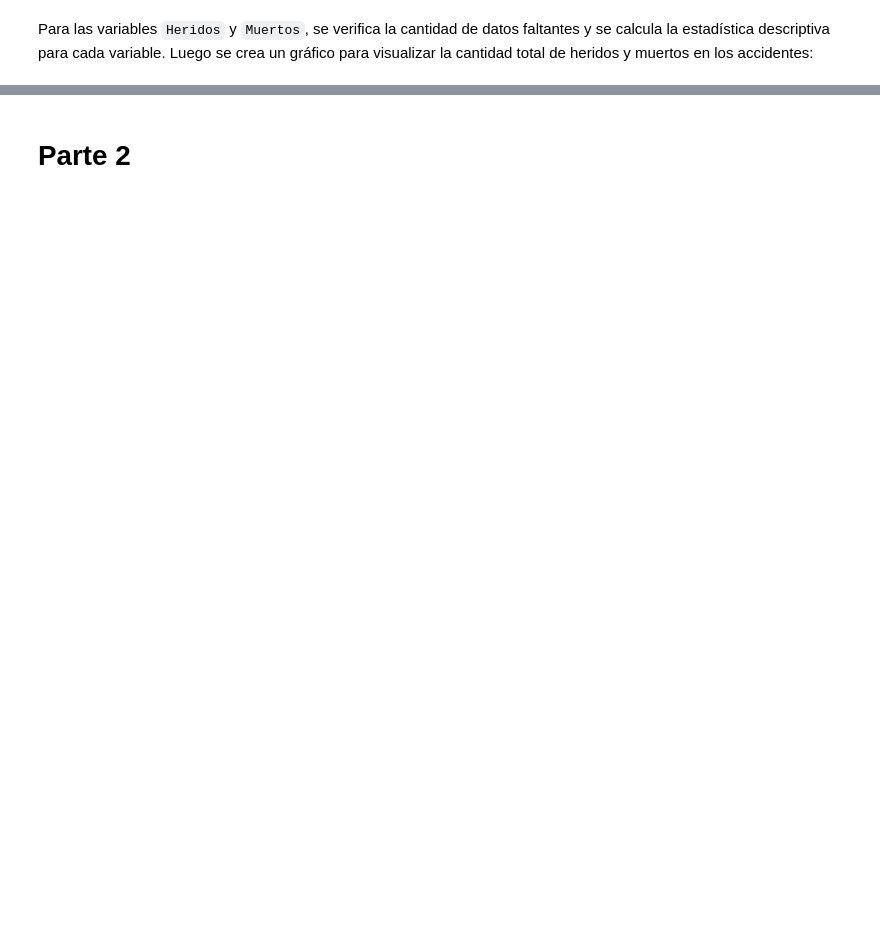
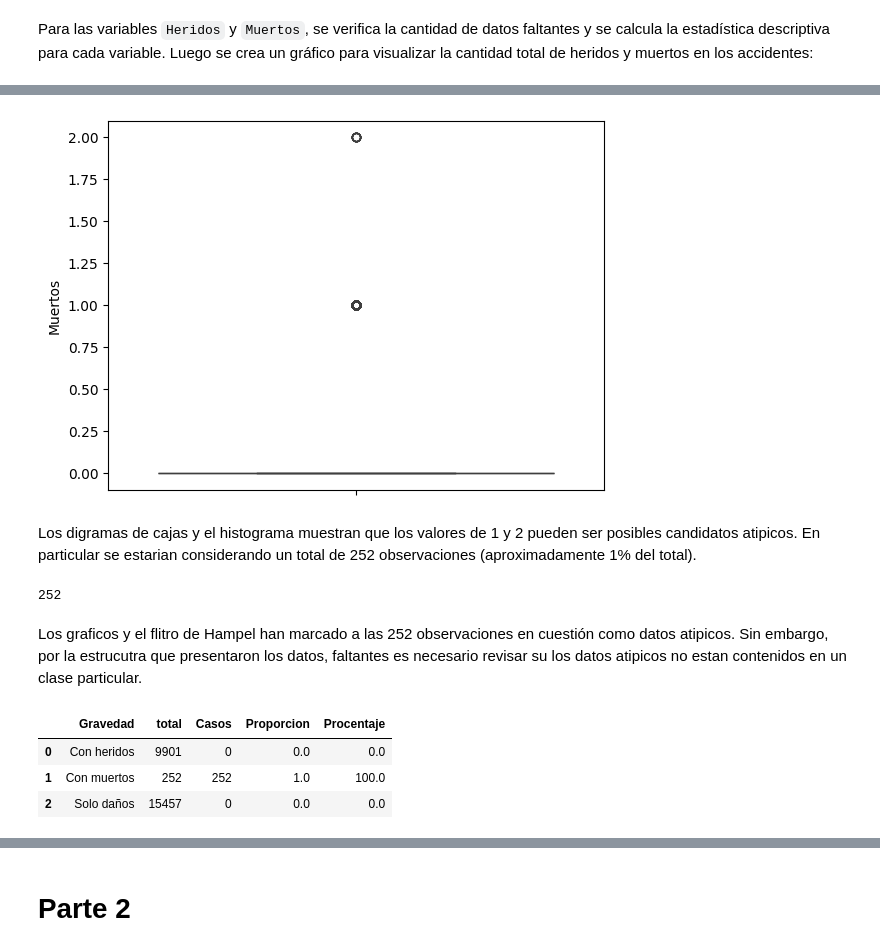
Before and after one commit to cjarango/DataViz, a Jupyter notebook: Practica # 5.ipynb, the cells around one changed output, grey strips where cells are left out. Cells and saved outputs as stored; diff of their text form; code cells hidden in the pictures; blank space fills up the shorter version.

```diff
--- a/Practica # 5.ipynb
+++ b/Practica # 5.ipynb
@@ -111,6 +124,7 @@ Luego, aseguramos que no haya datos faltantes y calculamos estadísticas descrip
 # %%
-df['Hora'].isna().sum()
-df['Hora'] = pd.to_timedelta(df['Hora'])
+# Convertir 'Hora' a una cadena para aplicar pd.to_timedelta
+df['Hora'] = pd.to_timedelta(df['Hora'].astype(str))
+# Extraer las horas totales en formato de segundos y luego dividir para obtener solo las horas
 df['Hora_hora'] = df['Hora'].dt.total_seconds() // 3600
 # %%
 df['Hora'].describe()
@@ -377,13 +394,2 @@ mapa
 # %% [markdown]
 Para las variables `Heridos` y `Muertos`, se verifica la cantidad de datos faltantes y se calcula la estadística descriptiva para cada variable. Luego se crea un gráfico para visualizar la cantidad total de heridos y muertos en los accidentes:
-# %%
-df['Heridos'].isna().sum()
-df['Muertos'].isna().sum()
-
-df['Heridos'] = df['Heridos'].fillna(0)
-df['Muertos'] = df['Muertos'].fillna(0)
-
-heridos_totales = df['Heridos'].sum()
-muertos_totales = df['Muertos'].sum()
-
-heridos_totales, muertos_totales
@@ -391,0 +420,9 @@ heridos_totales, muertos_totales
+# %%
+df['Heridos'] = df.apply(lambda x: 0 if pd.isna(x['Heridos']) and x['Gravedad'] not in ["Con heridos", "Con muertos"] else x['Heridos'], axis=1)
+
+df.groupby('Gravedad').agg(
+    total=('Heridos', 'size'),
+    Casos=('Heridos', lambda x: x.isna().sum()),
+    Proporcion=('Heridos', lambda x: round(x.isna().mean(), 2)),
+    Procentaje=('Heridos', lambda x: round(x.isna().mean() * 100, 3))
+).reset_index()
@@ -391,0 +471,2 @@ heridos_totales, muertos_totales
+# %%
+df['Muertos'] = df.apply(lambda x: 0 if pd.isna(x['Muertos']) and x['Gravedad'] != "Con muertos" else x['Muertos'], axis=1)
@@ -391,0 +515,7 @@ heridos_totales, muertos_totales
+# %%
+sns.boxplot(df['Muertos'])
+plt.show()
+# %% [output]
+[figure, added]
+# %% [markdown]
+Los digramas de cajas y el histograma muestran que los valores de 1 y 2 pueden ser posibles candidatos atipicos. En particular se estarian considerando un total de 252 observaciones (aproximadamente 1% del total).
@@ -391,0 +527,20 @@ heridos_totales, muertos_totales
+# %%
+outlier_ind = df[(df['Muertos'] < lower_bound) | (df['Muertos'] > upper_bound)].index
+len(outlier_ind)
+# %% [output]
+252
+# %% [markdown]
+Los graficos y el flitro de Hampel han marcado a las 252 observaciones en cuestión como datos atipicos. Sin embargo, por la estrucutra que presentaron los datos, faltantes es necesario revisar su los datos atipicos no estan contenidos en un clase particular.
+# %%
+df['es_outlier'] = df.index.isin(outlier_ind).astype(int)
+df.groupby('Gravedad').agg(
+    total=('Gravedad', 'size'),
+    Casos=('es_outlier', 'sum'),
+    Proporcion=('es_outlier', lambda x: round(x.mean(), 2)),
+    Procentaje=('es_outlier', lambda x: round(x.mean() * 100, 3))
+).reset_index()
+# %% [output]
+|  | Gravedad | total | Casos | Proporcion | Procentaje |
+| 0 | Con heridos | 9901 | 0 | 0.0 | 0.0 |
+| 1 | Con muertos | 252 | 252 | 1.0 | 100.0 |
+| 2 | Solo daños | 15457 | 0 | 0.0 | 0.0 |
```
Also changed, not shown: parts of 166 cells of this notebook.
